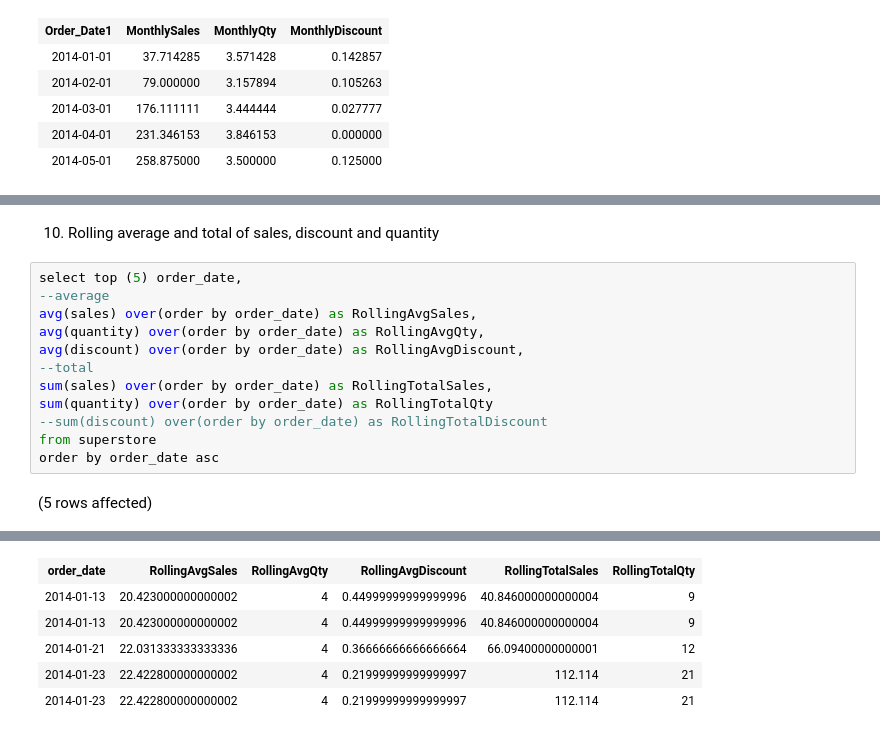
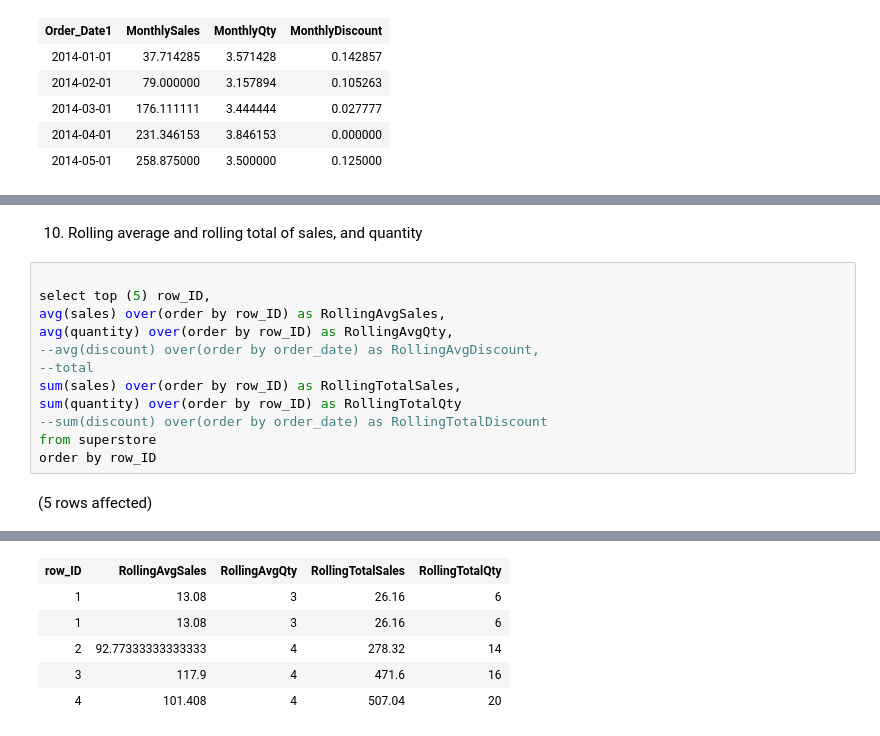
Before and after one commit to peekpetAnalystJourney/Portfolio-Project, a Jupyter notebook: Exploration Data Analysis of Superstore Sales Data in SQL.ipynb, the cells around one changed output, grey strips where cells are left out. Cells and saved outputs as stored; diff of their text form.

```diff
--- a/Exploration Data Analysis of Superstore Sales Data in SQL.ipynb
+++ b/Exploration Data Analysis of Superstore Sales Data in SQL.ipynb
@@ -168,16 +188,16 @@ Total execution time: 00:00:00.186
 # %% [markdown]
-10. Rolling average and total of sales, discount and quantity
+10. Rolling average and rolling total of sales, and quantity
 # %%
-select top (5) order_date,
---average
-avg(sales) over(order by order_date) as RollingAvgSales,
-avg(quantity) over(order by order_date) as RollingAvgQty,
-avg(discount) over(order by order_date) as RollingAvgDiscount,
+
+select top (5) row_ID,
+avg(sales) over(order by row_ID) as RollingAvgSales,
+avg(quantity) over(order by row_ID) as RollingAvgQty,
+--avg(discount) over(order by order_date) as RollingAvgDiscount,
 --total
-sum(sales) over(order by order_date) as RollingTotalSales,
-sum(quantity) over(order by order_date) as RollingTotalQty
+sum(sales) over(order by row_ID) as RollingTotalSales,
+sum(quantity) over(order by row_ID) as RollingTotalQty
 --sum(discount) over(order by order_date) as RollingTotalDiscount
 from superstore
-order by order_date asc
+order by row_ID
 # %% [output]
 (5 rows affected)
@@ -185,6 +205,6 @@ Total execution time: 00:00:00.040
-| order_date | RollingAvgSales | RollingAvgQty | RollingAvgDiscount | RollingTotalSales | RollingTotalQty |
-| 2014-01-13 | 20.423000000000002 | 4 | 0.44999999999999996 | 40.846000000000004 | 9 |
-| 2014-01-13 | 20.423000000000002 | 4 | 0.44999999999999996 | 40.846000000000004 | 9 |
-| 2014-01-21 | 22.031333333333336 | 4 | 0.36666666666666664 | 66.09400000000001 | 12 |
-| 2014-01-23 | 22.422800000000002 | 4 | 0.21999999999999997 | 112.114 | 21 |
-| 2014-01-23 | 22.422800000000002 | 4 | 0.21999999999999997 | 112.114 | 21 |
+| row_ID | RollingAvgSales | RollingAvgQty | RollingTotalSales | RollingTotalQty |
+| 1 | 13.08 | 3 | 26.16 | 6 |
+| 1 | 13.08 | 3 | 26.16 | 6 |
+| 2 | 92.77333333333333 | 4 | 278.32 | 14 |
+| 3 | 117.9 | 4 | 471.6 | 16 |
+| 4 | 101.408 | 4 | 507.04 | 20 |
```
Also changed, not shown: parts of 16 cells of this notebook.
